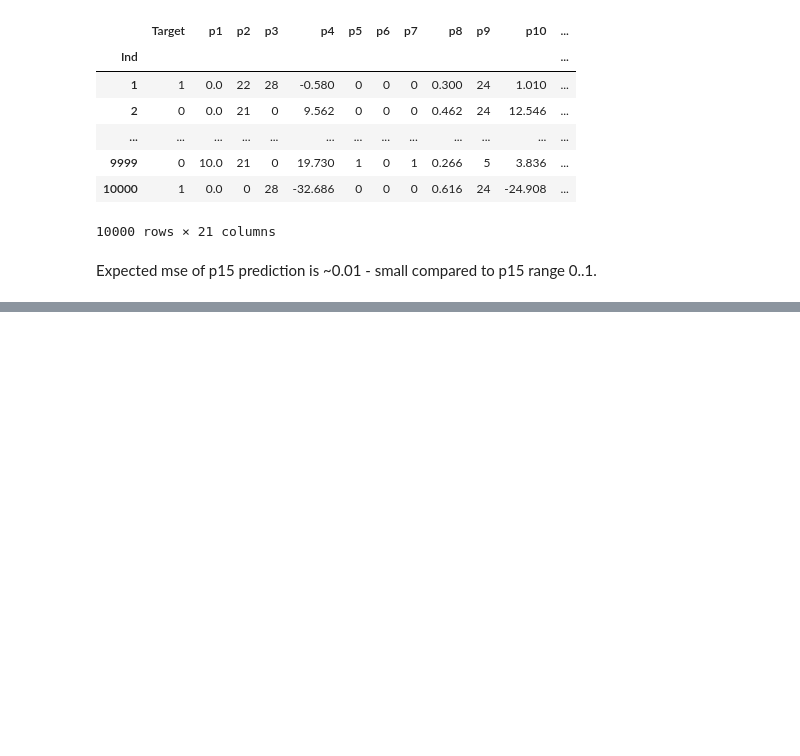
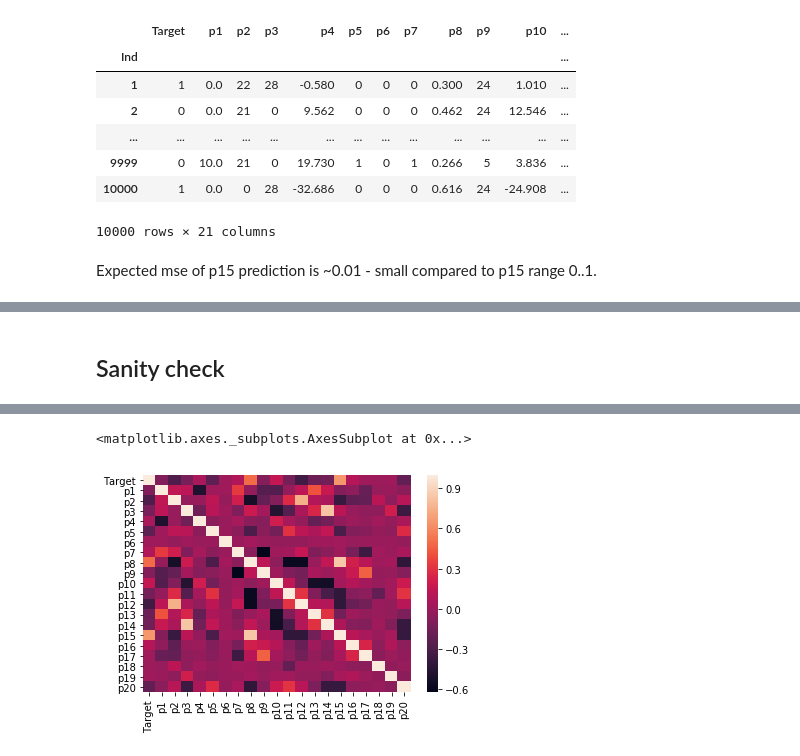
Before and after one commit to anatol-grabowski/test_task_plans_data, a Jupyter notebook: notebooks/task2.ipynb, the cells around one changed output, grey strips where cells are left out. Saved outputs shown, nothing was run; the diff lists cells and outputs as text; code cells hidden in the pictures; blank space fills up the shorter version.

```diff
--- a/notebooks/task2.ipynb
+++ b/notebooks/task2.ipynb
@@ -309,0 +321,16 @@ plt.show()
+# %%
+# impute missing
+predict_data = original_predict_data.copy()
+predict_data['p18'] = imputer_p18.transform(predict_data['p18'].values.reshape(-1, 1))
+predict_data['p19'] = imputer_p19.transform(predict_data['p19'].values.reshape(-1, 1))
+
+topred_p15_x = predict_data.loc[np.isnan(predict_data['p15']), [c for c in predict_data.columns if c != 'Target' and c != 'p15']].values
+topred_p15_y_pred = classif_p15.predict(topred_p15_x)
+predict_data.loc[np.isnan(predict_data['p15']), 'p15'] = topred_p15_y_pred
+
+predict_threshold = 0.5
+topred_x = predict_data.loc[:, 'p1':'p20'].values
+predict_data['Target'] = (classifier.predict(topred_x) > predict_threshold).astype(int)
+
+with pd.option_context('display.max_rows', 5):
+    display(predict_data)
@@ -309,0 +346,6 @@ plt.show()
+# %% [markdown]
+## Sanity check
+# %%
+display(predict_data.describe())
+sns.heatmap(predict_data.corr())
+# %% [output]
@@ -309,0 +361,2 @@ plt.show()
+<matplotlib.axes._subplots.AxesSubplot at 0x...>
+[figure, added]
```
Also changed, not shown: parts of 13 cells of this notebook, 3 other files.
